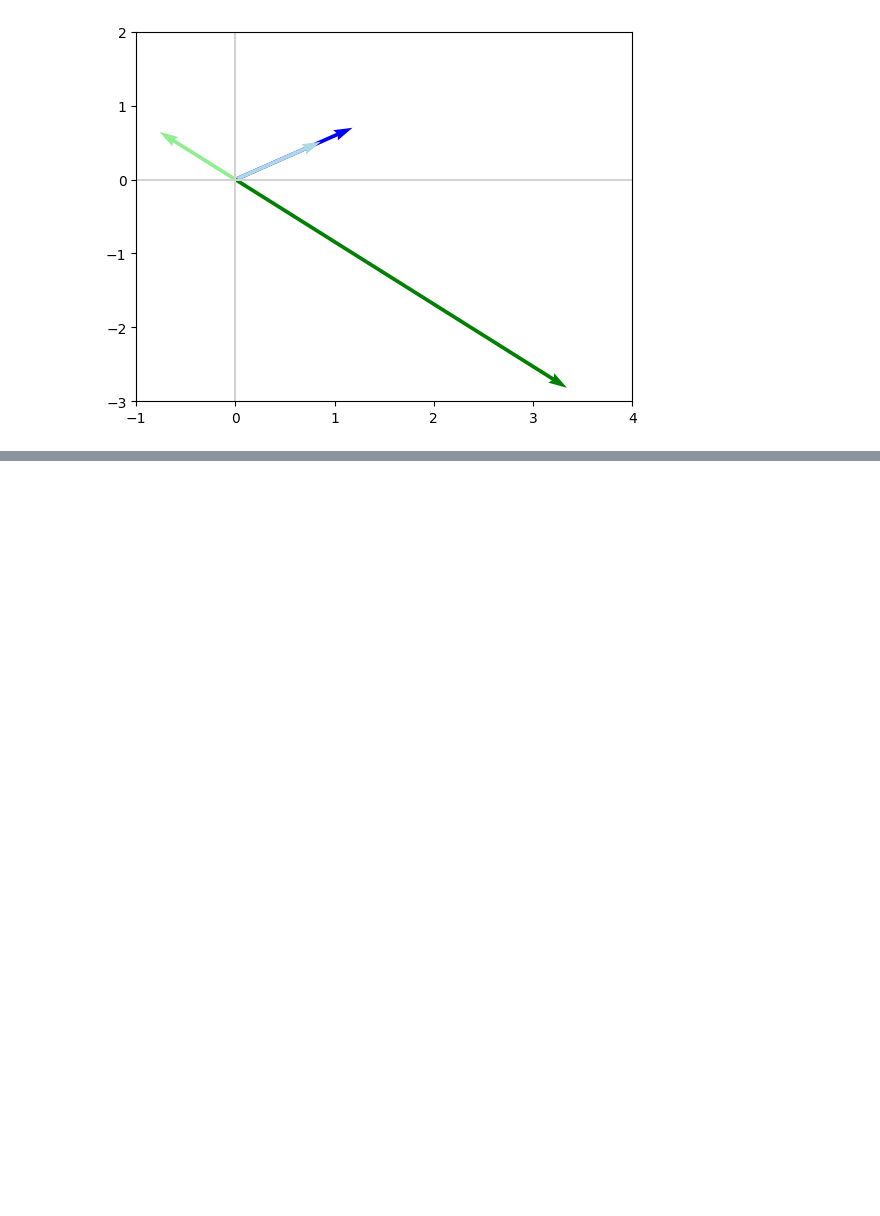
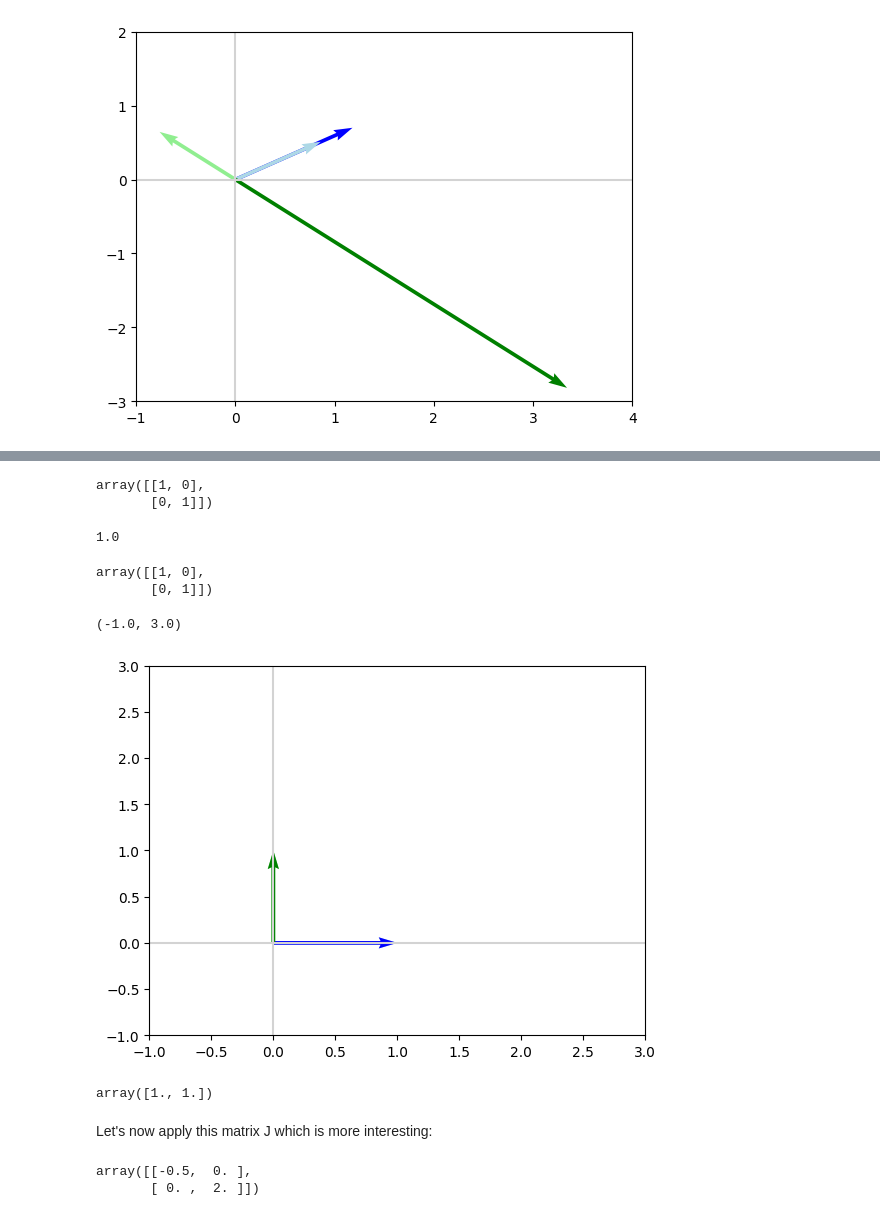
Before and after one commit to msuganthan/Algorithms, a Jupyter notebook: 2_Linear_Algebra_ii.ipynb, the cells around one changed output, grey strips where cells are left out. Drawn from its saved outputs; the diff is of its cells as text; code cells hidden in the pictures; blank space fills up the shorter version.

```diff
--- a/2_Linear_Algebra_ii.ipynb
+++ b/2_Linear_Algebra_ii.ipynb
@@ -276,0 +423,36 @@ plt.ylim(-3, 2)
+# %%
+I
+# %% [output]
+array([[1, 0],
+       [0, 1]])
+# %%
+np.linalg.det(I)
+# %% [output]
+1.0
+# %%
+IB = np.dot(I, B)
+IB
+# %% [output]
+array([[1, 0],
+       [0, 1]])
+# %%
+plot_vectors([vectorfy(B, 0), vectorfy(B, 1), vectorfy(IB, 0), vectorfy(IB, 1)],
+            ['lightblue', 'lightgreen', 'blue', 'green'])
+plt.xlim(-1, 3)
+plt.ylim(-1, 3)
+# %% [output]
+(-1.0, 3.0)
+[figure, added]
+# %%
+lambdas, V = np.linalg.eig(I)
+lambdas
+# %% [output]
+array([1., 1.])
+# %% [markdown]
+Let's now apply this matrix J which is more interesting:
+# %%
+J = np.array([[-0.5, 0], [0, 2]])
+J
+# %% [output]
+array([[-0.5,  0. ],
+       [ 0. ,  2. ]])
```
Also changed, not shown: parts of 54 cells of this notebook.
